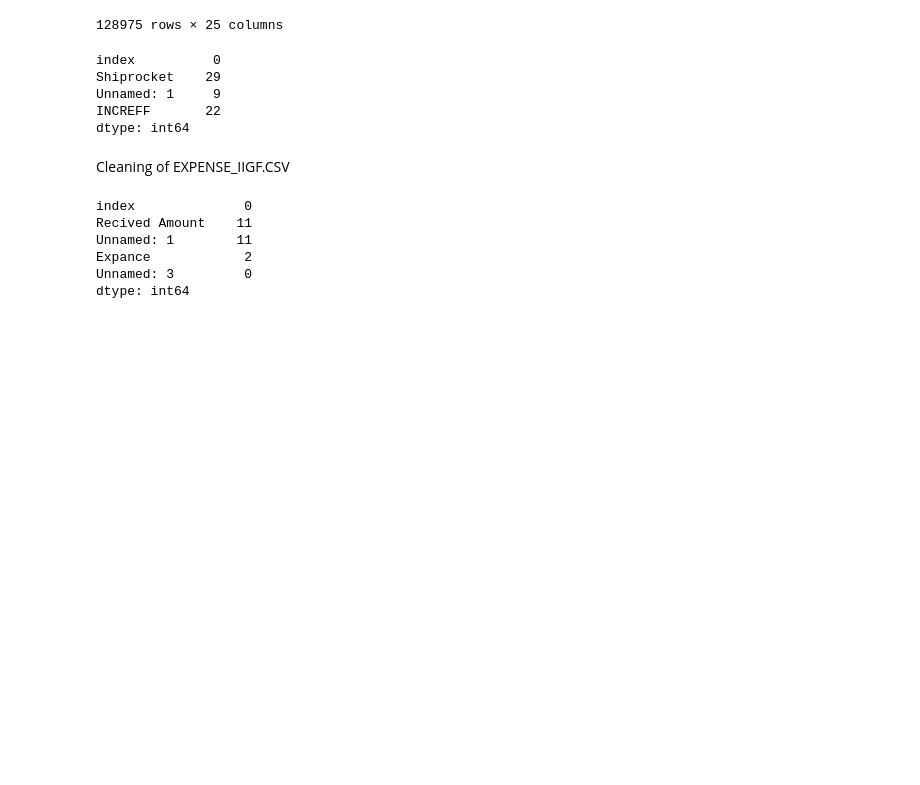
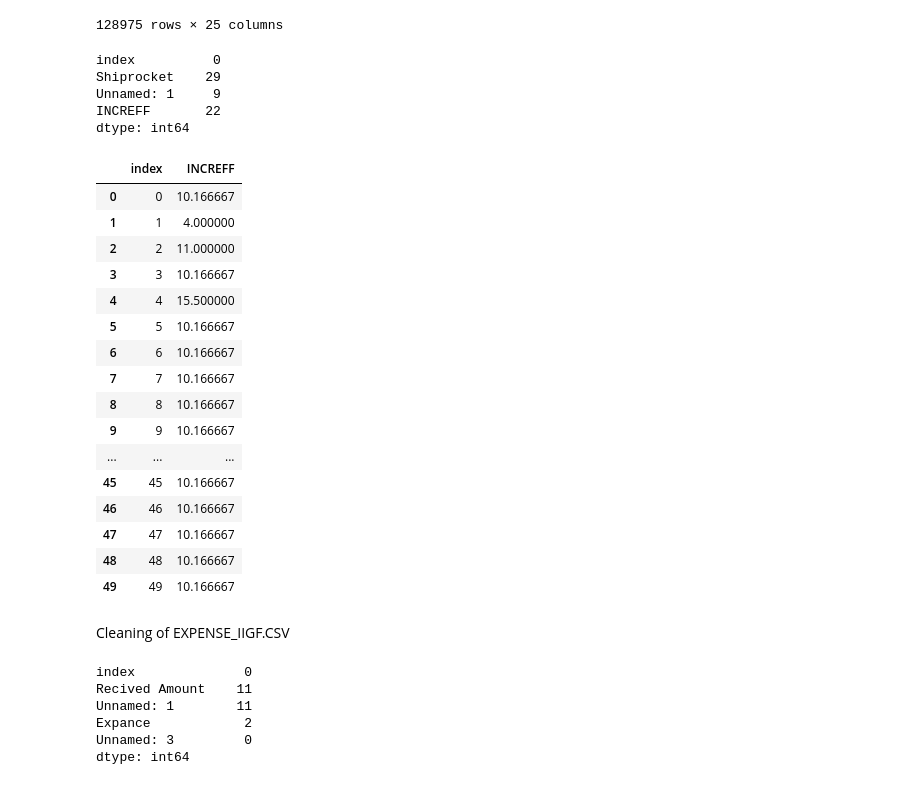
Before and after one commit to JarAmogh/Data_Analyst_VS, a Jupyter notebook: helper.ipynb, the cells around one changed output. Saved outputs shown, nothing was run; the diff lists cells and outputs as text; code cells hidden in the pictures; blank space fills up the shorter version.

```diff
--- a/helper.ipynb
+++ b/helper.ipynb
@@ -14,9 +14,9 @@ import seaborn as sns
 # pl_march_2021_df = None
 # sale_report_df = None
 # %%
-import pandas as pd
 
-# Specify the data types for columns in Amazon Sale Report
+
+
 dtype_spec = {
     'Order ID': 'str',
     'Date': 'str',
@@ -42,14 +42,14 @@ dtype_spec = {
     'fulfilled-by': 'str'
 }
 
-# Reload the CSV files into DataFrames with specified data types
 
-amazon_sale_report_df = pd.read_csv('amazon_sale_report.csv', dtype=dtype_spec, low_memory=False)
-cloud_warehouse_comparison_chart_df = pd.read_csv('cloud_warehouse_comparison_chart.csv')
-expense_iigf_df = pd.read_csv('expense_iigf.csv')
-international_sale_report_df = pd.read_csv('international_sale_report.csv')
-may_2022_df = pd.read_csv('may_2022.csv')
-pl_march_2021_df = pd.read_csv('pl_march_2021.csv')
-sale_report_df = pd.read_csv('sale_report.csv')
+
+_new_amazon_sale_report_df = pd.read_csv('amazon_sale_report.csv', dtype=dtype_spec, low_memory=False)
+_new_cloud_warehouse_comparison_chart_df = pd.read_csv('cloud_warehouse_comparison_chart.csv')
+_new_expense_iigf_df = pd.read_csv('expense_iigf.csv')
+_new_international_sale_report_df = pd.read_csv('international_sale_report.csv')
+_new_may_2022_df = pd.read_csv('may_2022.csv')
+_new_pl_march_2021_df = pd.read_csv('pl_march_2021.csv')
+_new_sale_report_df = pd.read_csv('sale_report.csv')
 # %% [markdown]
 Data Cleaning
@@ -161,8 +174,26 @@ if 'Unnamed: 1' in cloud_warehouse_comparison_chart_df.columns:
     cloud_warehouse_comparison_chart_df.drop(columns=['Unnamed: 1'], inplace=True)
 # %%
 cloud_warehouse_comparison_chart_df['Shiprocket'] = cloud_warehouse_comparison_chart_df['Shiprocket'].fillna(cloud_warehouse_comparison_chart_df['Shiprocket'].mean())
-# %%
-cloud_warehouse_comparison_chart_df.drop(columns=['Shiprocket'], inplace=True)
+# %%
+cloud_warehouse_comparison_chart_df
+# %% [output]
+|  | index | INCREFF |
+| 0 | 0 | 10.166667 |
+| 1 | 1 | 4.000000 |
+| 2 | 2 | 11.000000 |
+| 3 | 3 | 10.166667 |
+| 4 | 4 | 15.500000 |
+| 5 | 5 | 10.166667 |
+| 6 | 6 | 10.166667 |
+| 7 | 7 | 10.166667 |
+| 8 | 8 | 10.166667 |
+| 9 | 9 | 10.166667 |
+| ... | ... | ... |
+| 45 | 45 | 10.166667 |
+| 46 | 46 | 10.166667 |
+| 47 | 47 | 10.166667 |
+| 48 | 48 | 10.166667 |
+| 49 | 49 | 10.166667 |
 # %% [markdown]
 Cleaning of EXPENSE_IIGF.CSV
 # %%
```
Also changed, not shown: parts of 52 cells of this notebook, 7 other files.
